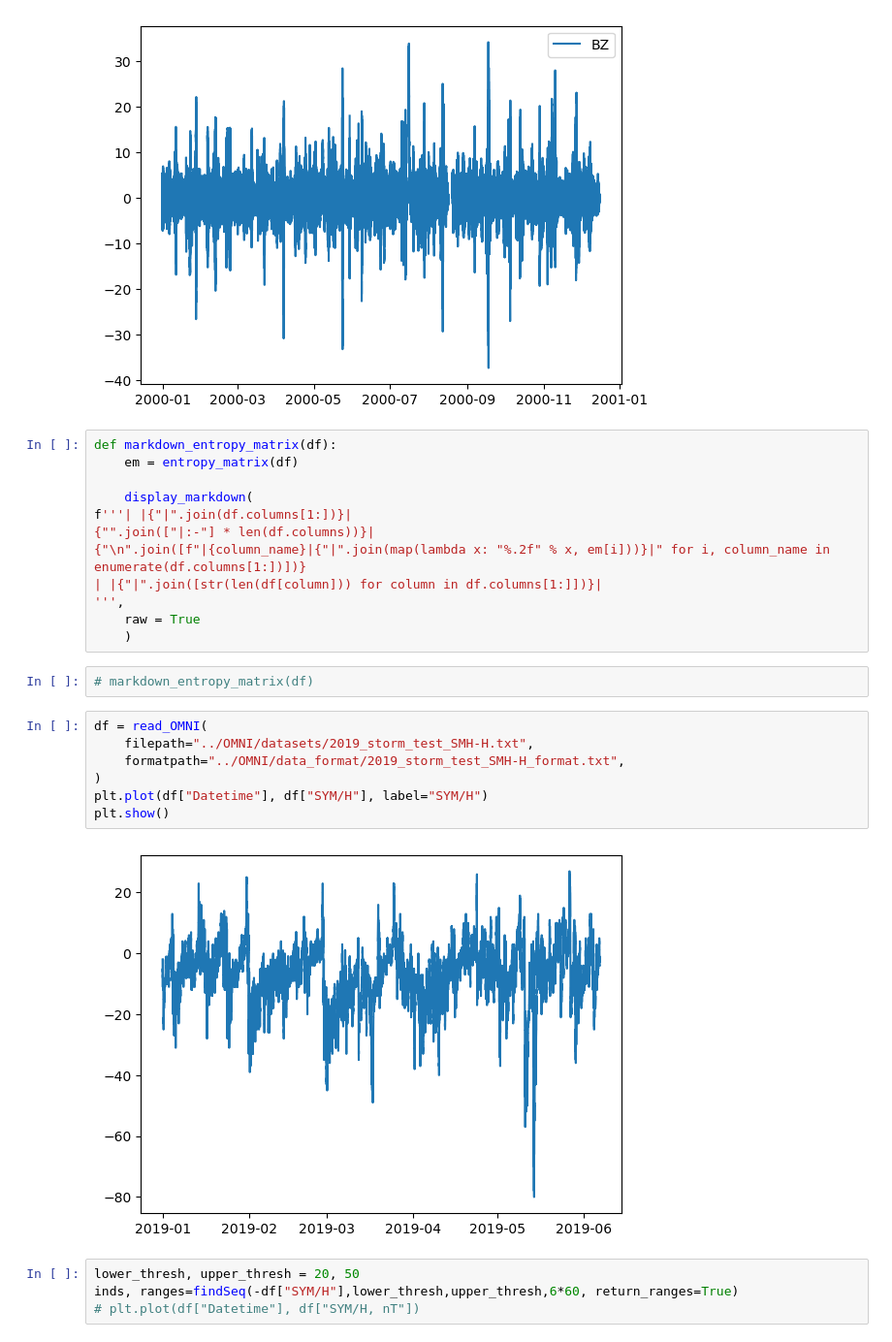
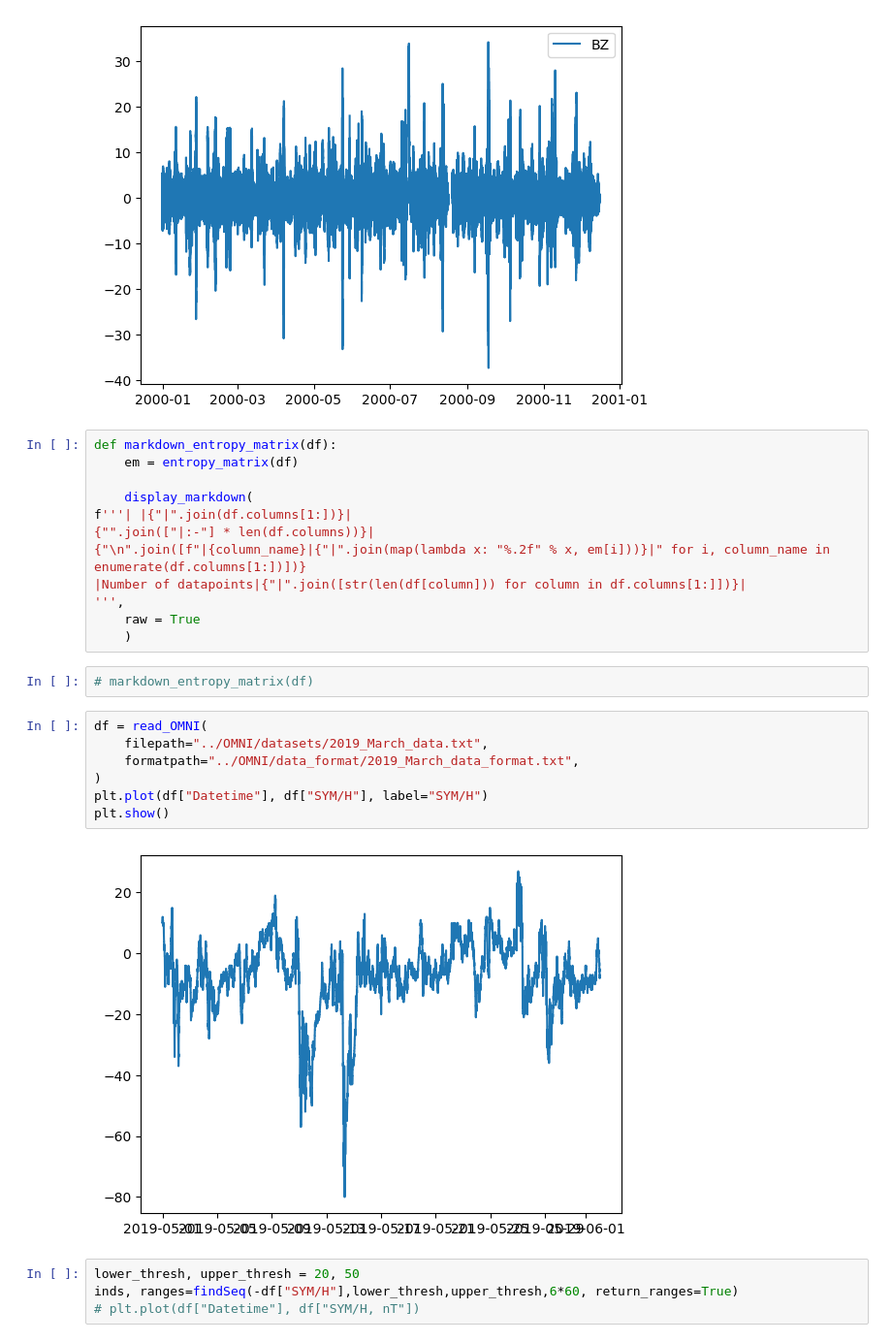
Before and after one commit to Sat-Nav/UROP2024, a Jupyter notebook: src/tests.ipynb, the cells around one changed output. Shown at 97% size. Saved outputs shown, nothing was run; the diff lists cells and outputs as text.

Commit message:
added dataset with more variables and implmented changes to import OMNI function to facilitate for repeated column names (maybe make shorter column name format)

```diff
--- a/src/tests.ipynb
+++ b/src/tests.ipynb
@@ -45,7 +45,7 @@ def markdown_entropy_matrix(df):
 f'''| |{"|".join(df.columns[1:])}|
 {"".join(["|:-"] * len(df.columns))}|
 {"\n".join([f"|{column_name}|{"|".join(map(lambda x: "%.2f" % x, em[i]))}|" for i, column_name in enumerate(df.columns[1:])])}
-| |{"|".join([str(len(df[column])) for column in df.columns[1:]])}|
+|Number of datapoints|{"|".join([str(len(df[column])) for column in df.columns[1:]])}|
 ''',
     raw = True
     )
@@ -53,13 +53,13 @@ f'''| |{"|".join(df.columns[1:])}|
 # markdown_entropy_matrix(df)
 # %%
 df = read_OMNI(
-    filepath="../OMNI/datasets/2019_storm_test_SMH-H.txt",
-    formatpath="../OMNI/data_format/2019_storm_test_SMH-H_format.txt",
+    filepath="../OMNI/datasets/2019_March_data.txt",
+    formatpath="../OMNI/data_format/2019_March_data_format.txt",
 )
 plt.plot(df["Datetime"], df["SYM/H"], label="SYM/H")
 plt.show()
 # %% [output]
-[figure, old version]
+[figure, new version]
 # %%
 lower_thresh, upper_thresh = 20, 50
 inds, ranges=findSeq(-df["SYM/H"],lower_thresh,upper_thresh,6*60, return_ranges=True)
```
Also changed, not shown: parts of 10 cells of this notebook, 1 other file.
